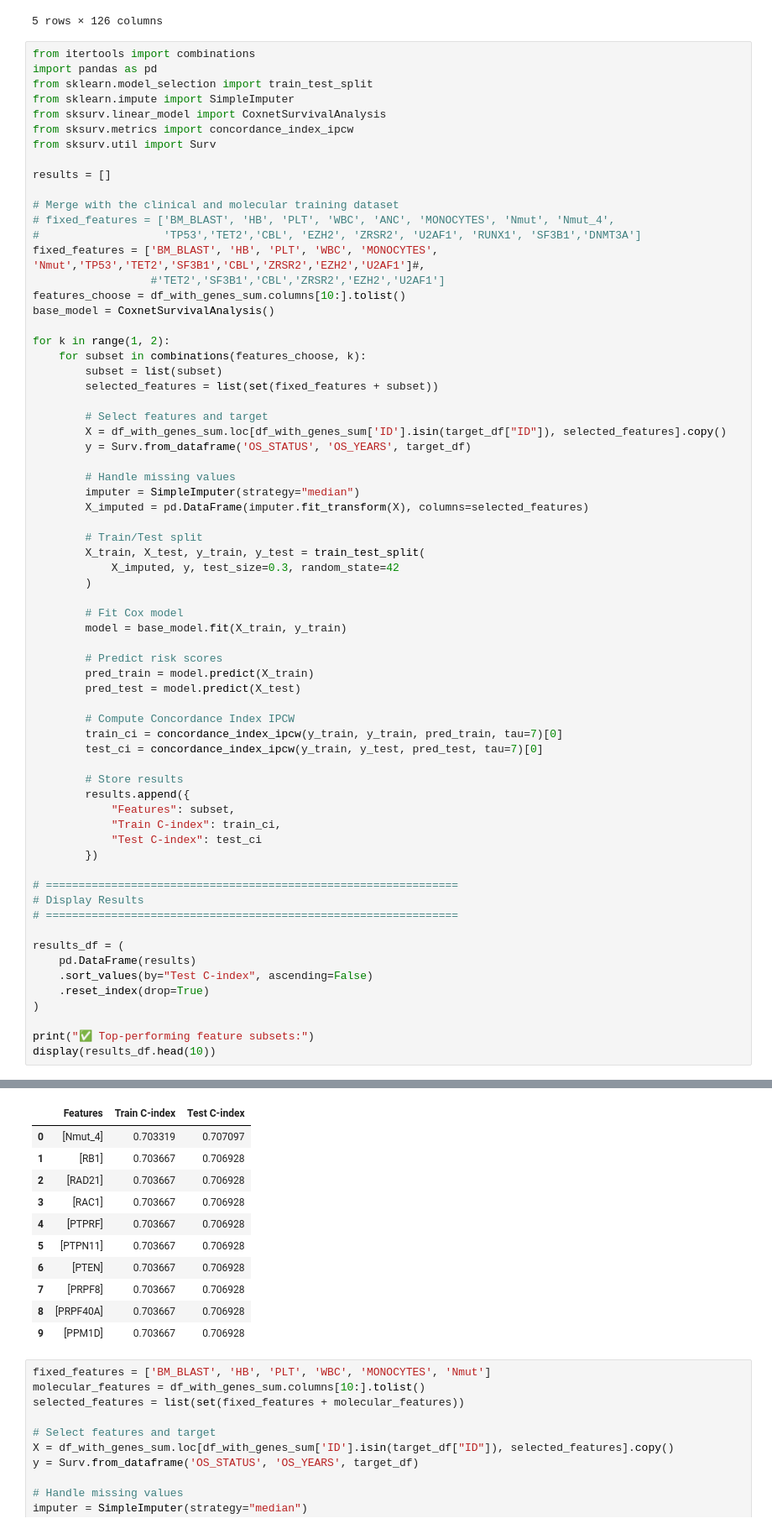
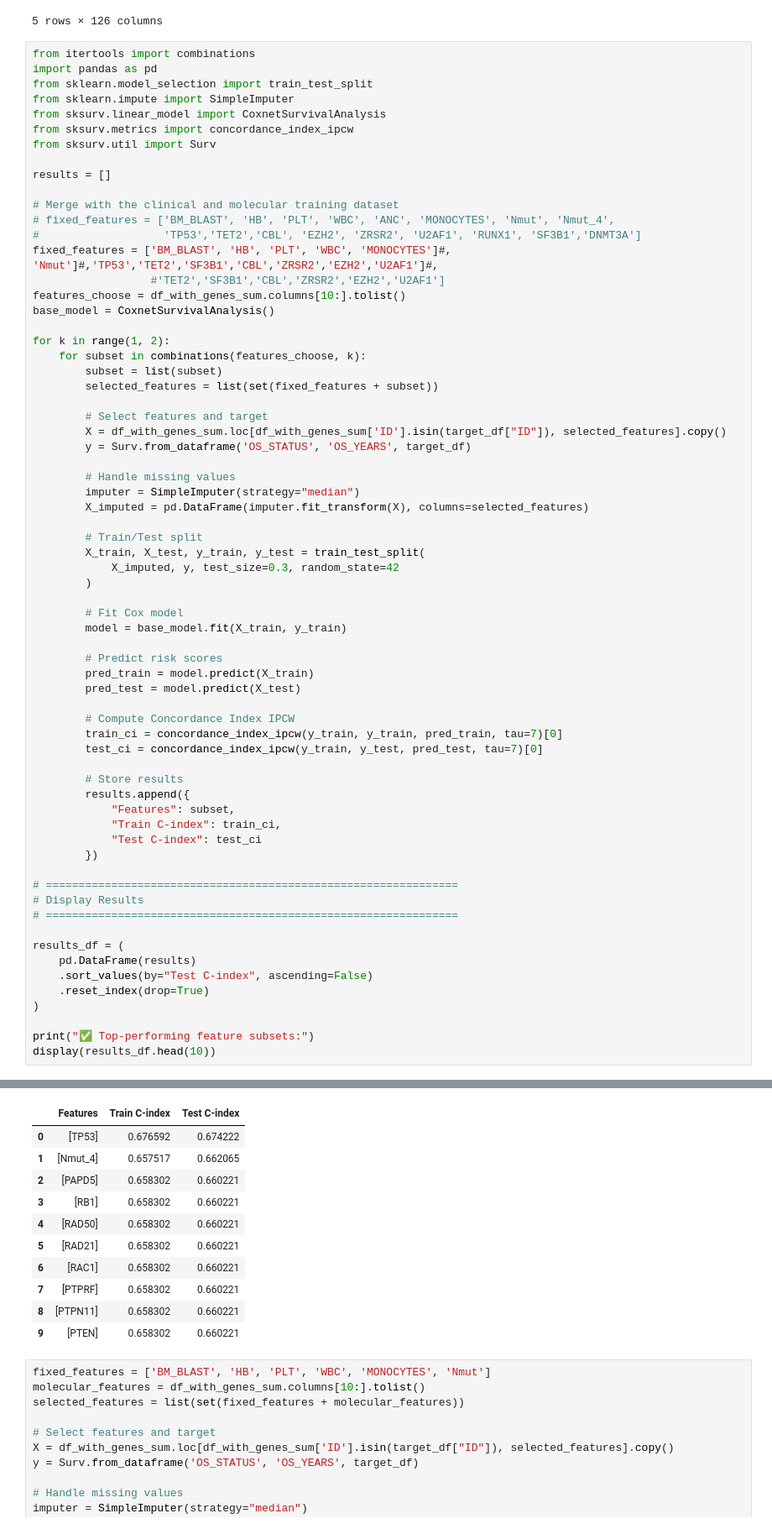
Before and after one commit to grandede-afk/Data-Challenge-Stasc, a Jupyter notebook: test_predictors.ipynb, the cells around one changed output, grey strips where cells are left out. Shown: that part at 84% size. Drawn from its saved outputs; the diff is of its cells as text.

```diff
--- a/test_predictors.ipynb
+++ b/test_predictors.ipynb
@@ -728,7 +728,7 @@ results = []
 # Merge with the clinical and molecular training dataset
 # fixed_features = ['BM_BLAST', 'HB', 'PLT', 'WBC', 'ANC', 'MONOCYTES', 'Nmut', 'Nmut_4',
 #                   'TP53','TET2','CBL', 'EZH2', 'ZRSR2', 'U2AF1', 'RUNX1', 'SF3B1','DNMT3A']
-fixed_features = ['BM_BLAST', 'HB', 'PLT', 'WBC', 'MONOCYTES', 'Nmut','TP53','TET2','SF3B1','CBL','ZRSR2','EZH2','U2AF1']#,
+fixed_features = ['BM_BLAST', 'HB', 'PLT', 'WBC', 'MONOCYTES']#, 'Nmut']#,'TP53','TET2','SF3B1','CBL','ZRSR2','EZH2','U2AF1']#,
                   #'TET2','SF3B1','CBL','ZRSR2','EZH2','U2AF1']
 features_choose = df_with_genes_sum.columns[10:].tolist()
 base_model = CoxnetSurvivalAnalysis()
@@ -757,43 +757,43 @@ for k in range(1, 2):
         # Predict risk scores
         pred_train = model.predict(X_train)
         pred_test = model.predict(X_test)
 
         # Compute Concordance Index IPCW
         train_ci = concordance_index_ipcw(y_train, y_train, pred_train, tau=7)[0]
         test_ci = concordance_index_ipcw(y_train, y_test, pred_test, tau=7)[0]
 
         # Store results
         results.append({
             "Features": subset,
             "Train C-index": train_ci,
             "Test C-index": test_ci
         })
 
 # ===============================================================
 # Display Results
 # ===============================================================
 
 results_df = (
     pd.DataFrame(results)
     .sort_values(by="Test C-index", ascending=False)
     .reset_index(drop=True)
 )
 
 print("✅ Top-performing feature subsets:")
 display(results_df.head(10))
 # %% [output]
 ✅ Top-performing feature subsets:
 |  | Features | Train C-index | Test C-index |
-| 0 | [Nmut_4] | 0.703319 | 0.707097 |
-| 1 | [RB1] | 0.703667 | 0.706928 |
-| 2 | [RAD21] | 0.703667 | 0.706928 |
-| 3 | [RAC1] | 0.703667 | 0.706928 |
-| 4 | [PTPRF] | 0.703667 | 0.706928 |
-| 5 | [PTPN11] | 0.703667 | 0.706928 |
-| 6 | [PTEN] | 0.703667 | 0.706928 |
-| 7 | [PRPF8] | 0.703667 | 0.706928 |
-| 8 | [PRPF40A] | 0.703667 | 0.706928 |
-| 9 | [PPM1D] | 0.703667 | 0.706928 |
+| 0 | [TP53] | 0.676592 | 0.674222 |
+| 1 | [Nmut_4] | 0.657517 | 0.662065 |
+| 2 | [PAPD5] | 0.658302 | 0.660221 |
+| 3 | [RB1] | 0.658302 | 0.660221 |
+| 4 | [RAD50] | 0.658302 | 0.660221 |
+| 5 | [RAD21] | 0.658302 | 0.660221 |
+| 6 | [RAC1] | 0.658302 | 0.660221 |
+| 7 | [PTPRF] | 0.658302 | 0.660221 |
+| 8 | [PTPN11] | 0.658302 | 0.660221 |
+| 9 | [PTEN] | 0.658302 | 0.660221 |
 # %%
 fixed_features = ['BM_BLAST', 'HB', 'PLT', 'WBC', 'MONOCYTES', 'Nmut']
 molecular_features = df_with_genes_sum.columns[10:].tolist()
```
Also changed, not shown: parts of 9 cells of this notebook, 5 other files.
